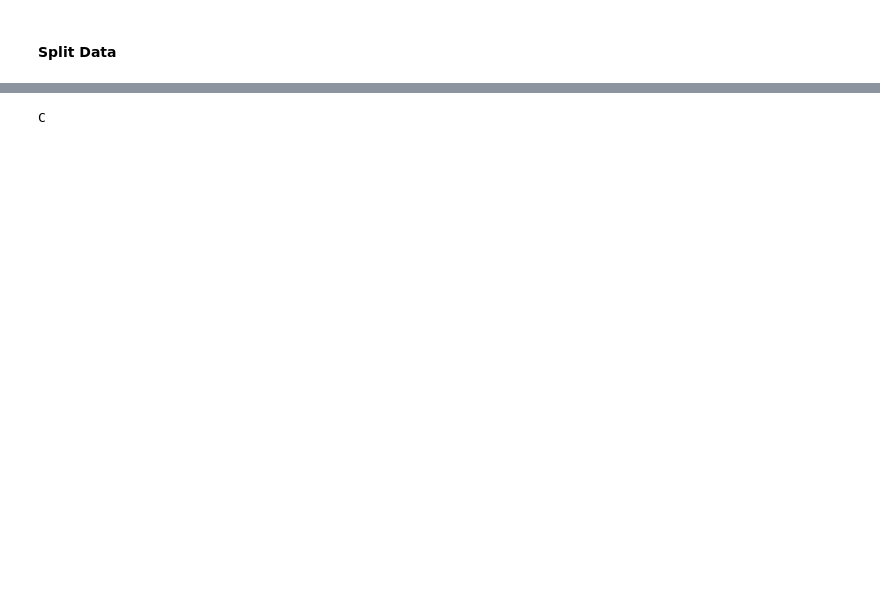
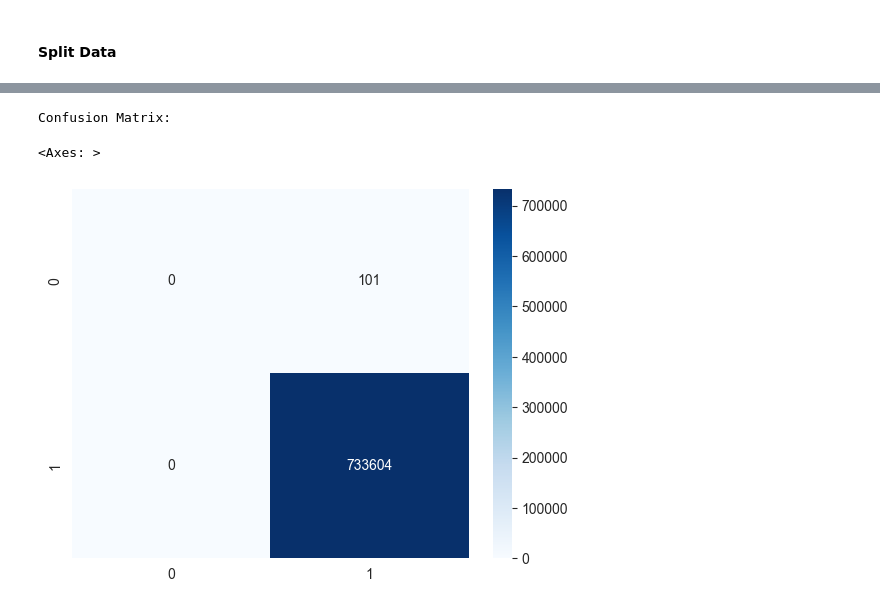
Before and after one commit to Specoptor/bot-iot, a Jupyter notebook: Baseline_Autoencoder_with_sparsitty,_matrices_and_reduced_feature_and_other_requirements.ipynb, the cells around one changed output, grey strips where cells are left out. Saved outputs shown, nothing was run; the diff lists cells and outputs as text; code cells hidden in the pictures; blank space fills up the shorter version.

```diff
--- a/Baseline_Autoencoder_with_sparsitty,_matrices_and_reduced_feature_and_other_requirements.ipynb
+++ b/Baseline_Autoencoder_with_sparsitty,_matrices_and_reduced_feature_and_other_requirements.ipynb
@@ -293,14 +336,17 @@ F1 Score: 0.9999311665095764
 # %%
 # Confusion Matrix
 from sklearn.metrics import confusion_matrix
 
-cm = confusion_matrix(y_test_attack, y_pred_attack))
-print("Confusion Matrix:\n\n",)
+cm = confusion_matrix(y_test_attack, y_pred_attack)
+print("Confusion Matrix:\n\n", )
 
 import seaborn as sns
-sns.heatmap(cm, annot=True)
+
+sns.heatmap(cm, annot=True, cmap='Blues', fmt='g')
 # %% [output]
-C
+Confusion Matrix:
+<Axes: >
+[figure, added]
 # %%
 mse_df = pd.DataFrame(mse)
 mse_df.describe()
```
Also changed, not shown: parts of 24 cells of this notebook.
